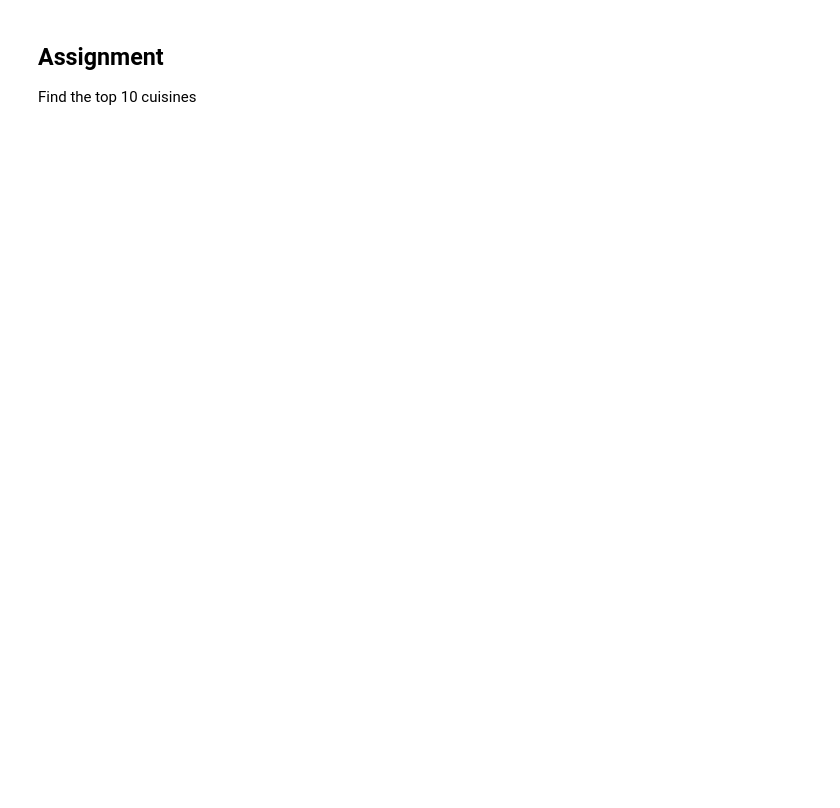
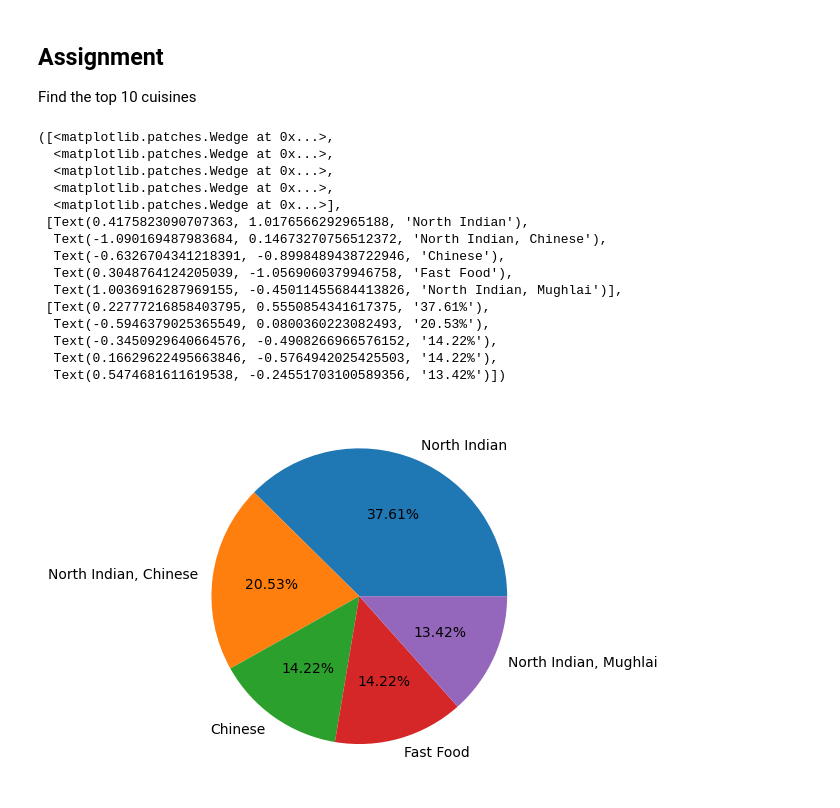
Before and after one commit to manojpraba/EDA-and-feature-engineering-, a Jupyter notebook: 1-EDA And Feature Engineering.ipynb, the cells around one changed output. Saved outputs shown, nothing was run; the diff lists cells and outputs as text; code cells hidden in the pictures; blank space fills up the shorter version.

```diff
--- a/1-EDA And Feature Engineering.ipynb
+++ b/1-EDA And Feature Engineering.ipynb
@@ -422,3 +502,25 @@ plt.pie(city_values[:5],labels=city_labels[:5],autopct='%1.2f%%')
 # %% [markdown]
 ## Assignment
 Find the top 10 cuisines
+# %%
+top_cusionsnames=df['Cuisines'].value_counts().index
+top_cusionsvalues=df['Cuisines'].value_counts().values
+# %%
+plt.pie(top_cusionsvalues[:5],labels=top_cusionsnames[:5],autopct='%1.2f%%')
+# %% [output]
+([<matplotlib.patches.Wedge at 0x...>,
+  <matplotlib.patches.Wedge at 0x...>,
+  <matplotlib.patches.Wedge at 0x...>,
+  <matplotlib.patches.Wedge at 0x...>,
+  <matplotlib.patches.Wedge at 0x...>],
+ [Text(0.4175823090707363, 1.0176566292965188, 'North Indian'),
+  Text(-1.090169487983684, 0.14673270756512372, 'North Indian, Chinese'),
+  Text(-0.6326704341218391, -0.8998489438722946, 'Chinese'),
+  Text(0.3048764124205039, -1.0569060379946758, 'Fast Food'),
+  Text(1.0036916287969155, -0.45011455684413826, 'North Indian, Mughlai')],
+ [Text(0.22777216858403795, 0.5550854341617375, '37.61%'),
+  Text(-0.5946379025365549, 0.0800360223082493, '20.53%'),
+  Text(-0.3450929640664576, -0.4908266966576152, '14.22%'),
+  Text(0.16629622495663846, -0.5764942025425503, '14.22%'),
+  Text(0.5474681611619538, -0.24551703100589356, '13.42%')])
+[figure, added]
```
Also changed, not shown: parts of 20 cells of this notebook.
